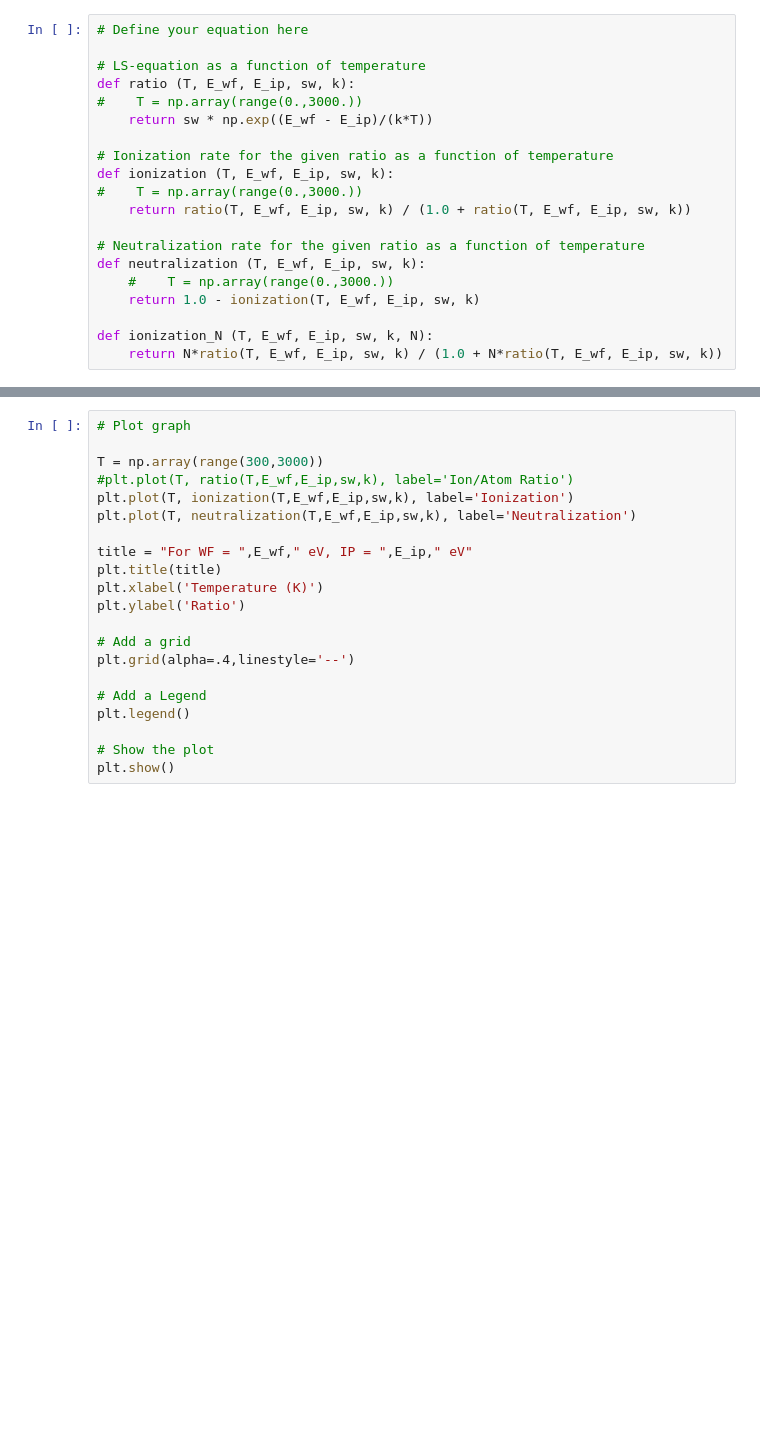
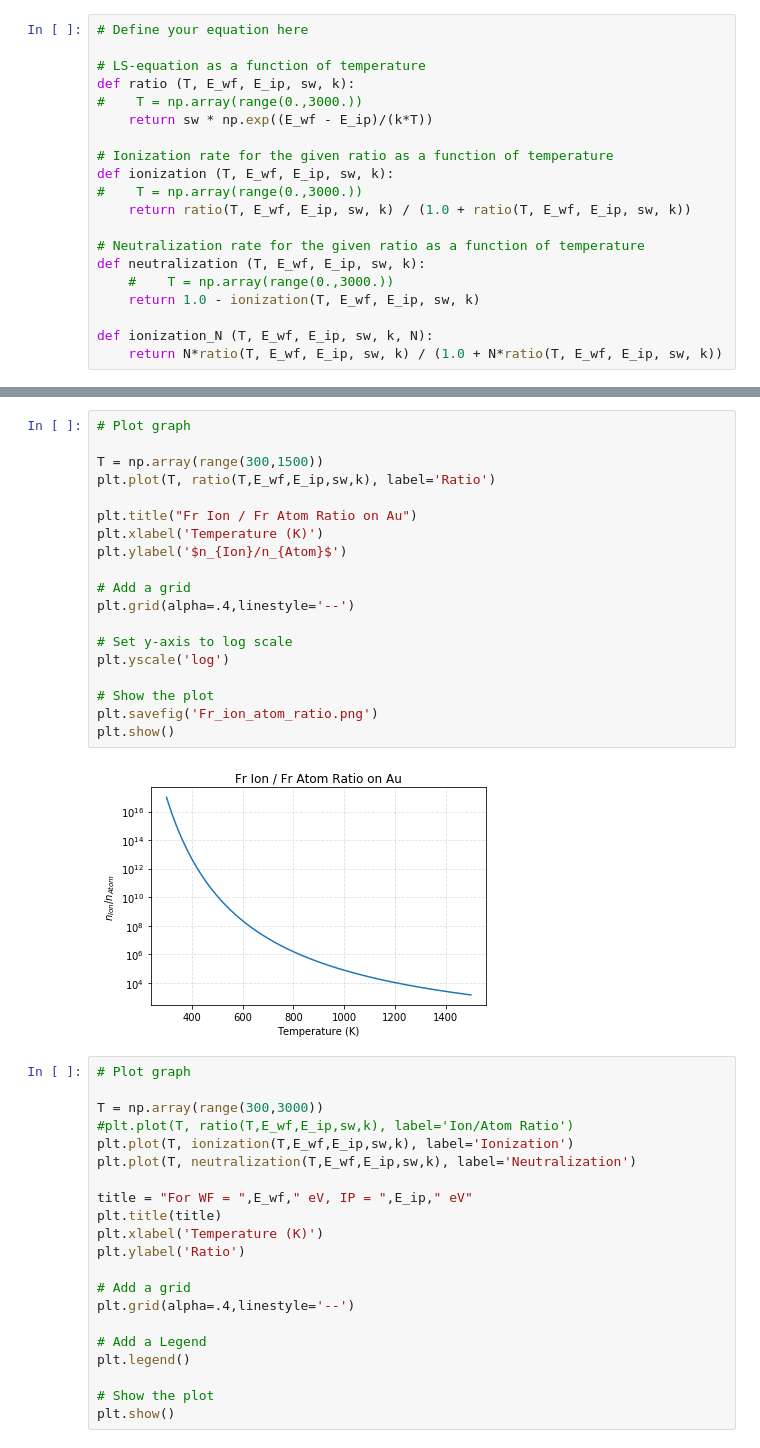
Before and after one commit to naoya-ozawa/langmuir_saha_calculator, a Jupyter notebook: ion_atom_distribution.ipynb, the cells around one changed output, grey strips where cells are left out. Drawn from its saved outputs; the diff is of its cells as text; blank space fills up the shorter version.

```diff
--- a/ion_atom_distribution.ipynb
+++ b/ion_atom_distribution.ipynb
@@ -40,3 +58,24 @@ k = 8.61733 * 10**(-5) # eV/K
+# %%
+# Plot graph
+
+T = np.array(range(300,1500))
+plt.plot(T, ratio(T,E_wf,E_ip,sw,k), label='Ratio')
+
+plt.title("Fr Ion / Fr Atom Ratio on Au")
+plt.xlabel('Temperature (K)')
+plt.ylabel('$n_{Ion}/n_{Atom}$')
+
+# Add a grid
+plt.grid(alpha=.4,linestyle='--')
+
+# Set y-axis to log scale
+plt.yscale('log')
+
+# Show the plot
+plt.savefig('Fr_ion_atom_ratio.png')
+plt.show()
+# %% [output]
+[figure, added]
 # %%
 # Plot graph
 
```
Also changed, not shown: parts of 2 cells of this notebook, 2 other files.
